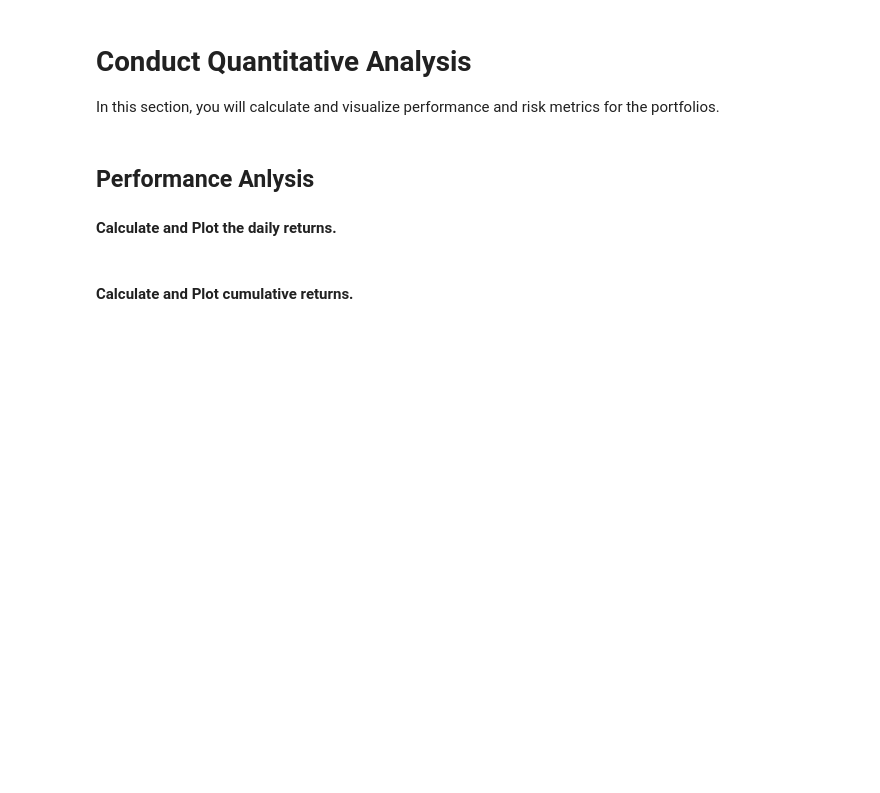
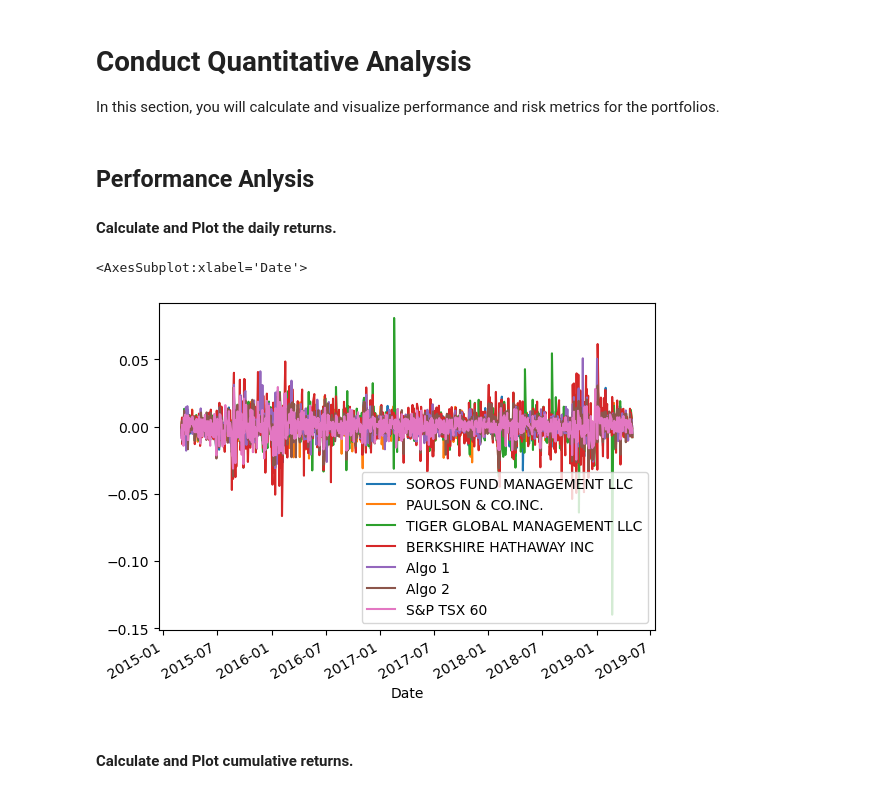
Before and after one commit to RJSMART-11/Unit-4-Homework-Assignment, a Jupyter notebook: Homework_3/whale_analysis.ipynb, the cells around one changed output. Saved outputs shown, nothing was run; the diff lists cells and outputs as text; code cells hidden in the pictures; blank space fills up the shorter version.

```diff
--- a/Homework_3/whale_analysis.ipynb
+++ b/Homework_3/whale_analysis.ipynb
@@ -205,0 +226,4 @@ sp_tsx_df.head()
+# %%
+# Drop the extra date column
+sp_tsx_df.drop(columns=['Date'], inplace=True)
+sp_tsx_df.head()
@@ -206,3 +238,6 @@ sp_tsx_df.head()
+# %%
+# Calculate Daily Returns
+sp_tsx_df = sp_tsx_df.pct_change()
 # %%
 # Count nulls
 sp_tsx_df.count()
@@ -243,2 +271,4 @@ TypeError: 'Series' object is not callable
 # %%
 # Rename `Close` Column to be specific to this portfolio.
+sp_tsx_df.rename(columns = {'Close' : 'S&P TSX 60'}, inplace=True)
+sp_tsx_df.head()
@@ -246,3 +284,7 @@ TypeError: 'Series' object is not callable
 ## Combine Whale, Algorithmic, and S&P TSX 60 Returns
 # %%
 # Join Whale Returns, Algorithmic Returns, and the S&P TSX 60 Returns into a single DataFrame with columns for each portfolio's returns.
+combined_df = pd.concat(
+    [whale_returns_df, algo_returns_df, sp_tsx_df], axis="columns", join="inner"
+)
+combined_df
@@ -258,6 +315,10 @@ In this section, you will calculate and visualize performance and risk metrics f
 #### Calculate and Plot the daily returns.
 # %%
 # Plot daily returns of all portfolios
+combined_df.plot()
+# %% [output]
+<AxesSubplot:xlabel='Date'>
+[figure, added]
 # %% [markdown]
 #### Calculate and Plot cumulative returns.
 # %%
```
Also changed, not shown: parts of 24 cells of this notebook.
